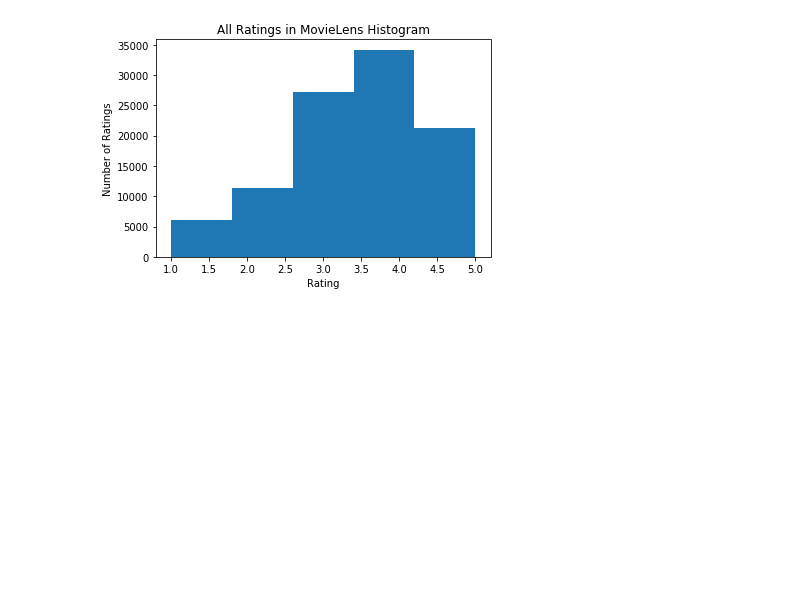
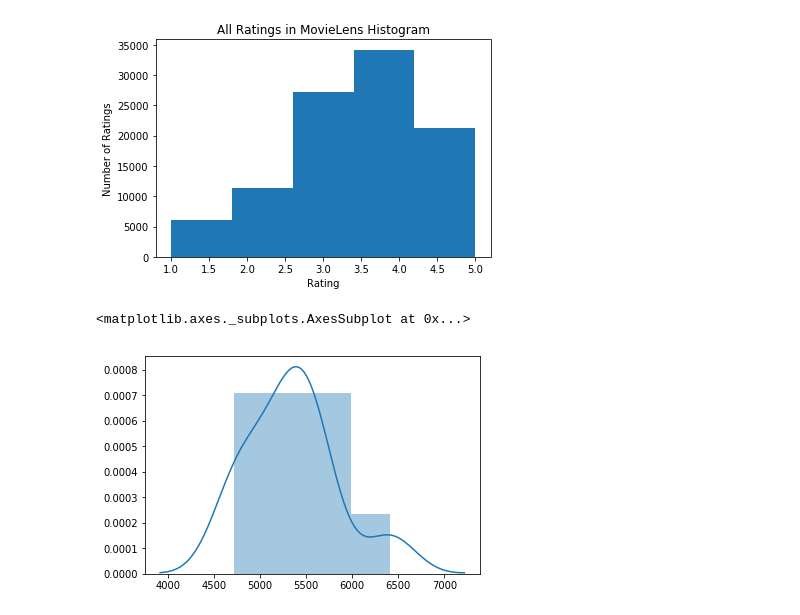
Before and after one commit to pamela-zhang/Miniproject-2-MovieLens-Visualization, a Jupyter notebook: Basic.ipynb, the cells around one changed output. Cells and saved outputs as stored; diff of their text form; code cells hidden in the pictures; blank space fills up the shorter version.

Commit message:
Plot 4.2 Histogram of ratings of 10 most popular movies

```diff
--- a/Basic.ipynb
+++ b/Basic.ipynb
@@ -48,4 +48,4 @@ def n_max_pos(movie_ratings, n_max):
 # %%
 most_ratings_pos = n_max_pos(movie_ratings, 10)
 
-movie_ratings[n_max_pos(movie_ratings, 10)]
+most_ratings = movie_ratings[most_ratings_pos]
@@ -88,3 +82,8 @@ plt.ylabel('Number of Ratings')
 # %% [output]
 Text(0,0.5,'Number of Ratings')
 [figure]
+# %%
+sns.distplot(most_ratings[:,1])
+# %% [output]
+<matplotlib.axes._subplots.AxesSubplot at 0x...>
+[figure, added]
```
Also changed, not shown: parts of 1 cell of this notebook.
